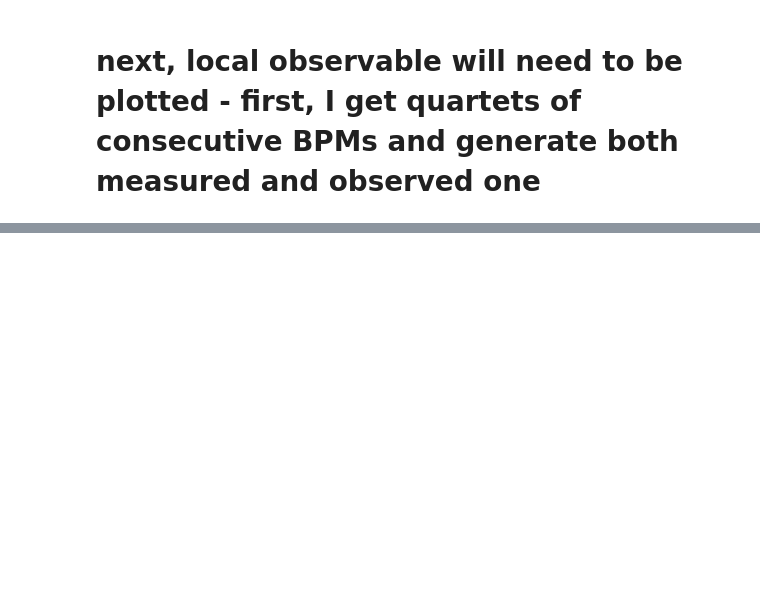
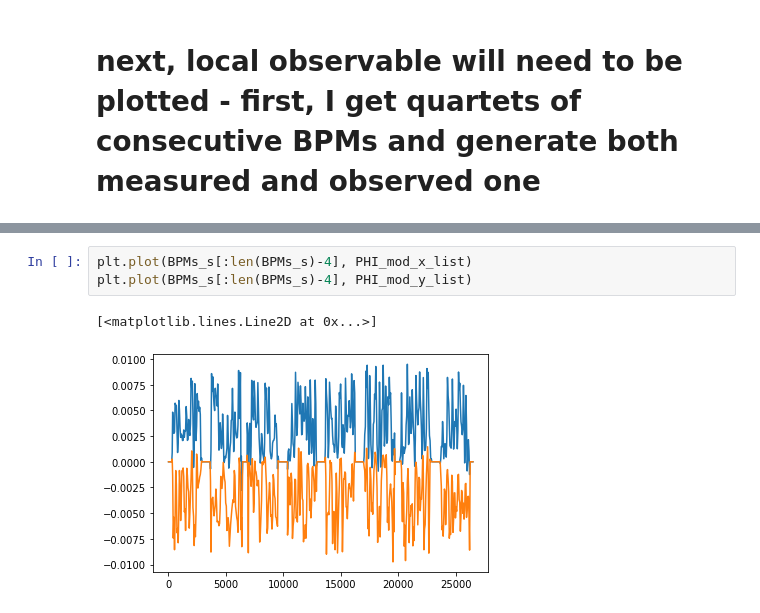
Before and after one commit to sebastiankalos/CERN_2021, a Jupyter notebook: local_observable.ipynb, the cells around one changed output, grey strips where cells are left out. Drawn from its saved outputs; the diff is of its cells as text; blank space fills up the shorter version.

```diff
--- a/local_observable.ipynb
+++ b/local_observable.ipynb
@@ -482,0 +484,6 @@ KeyError: 0
+# %%
+plt.plot(BPMs_s[:len(BPMs_s)-4], PHI_mod_x_list)
+plt.plot(BPMs_s[:len(BPMs_s)-4], PHI_mod_y_list)
+# %% [output]
+[<matplotlib.lines.Line2D at 0x...>]
+[figure, added]
```
Also changed, not shown: parts of 5 cells of this notebook.
